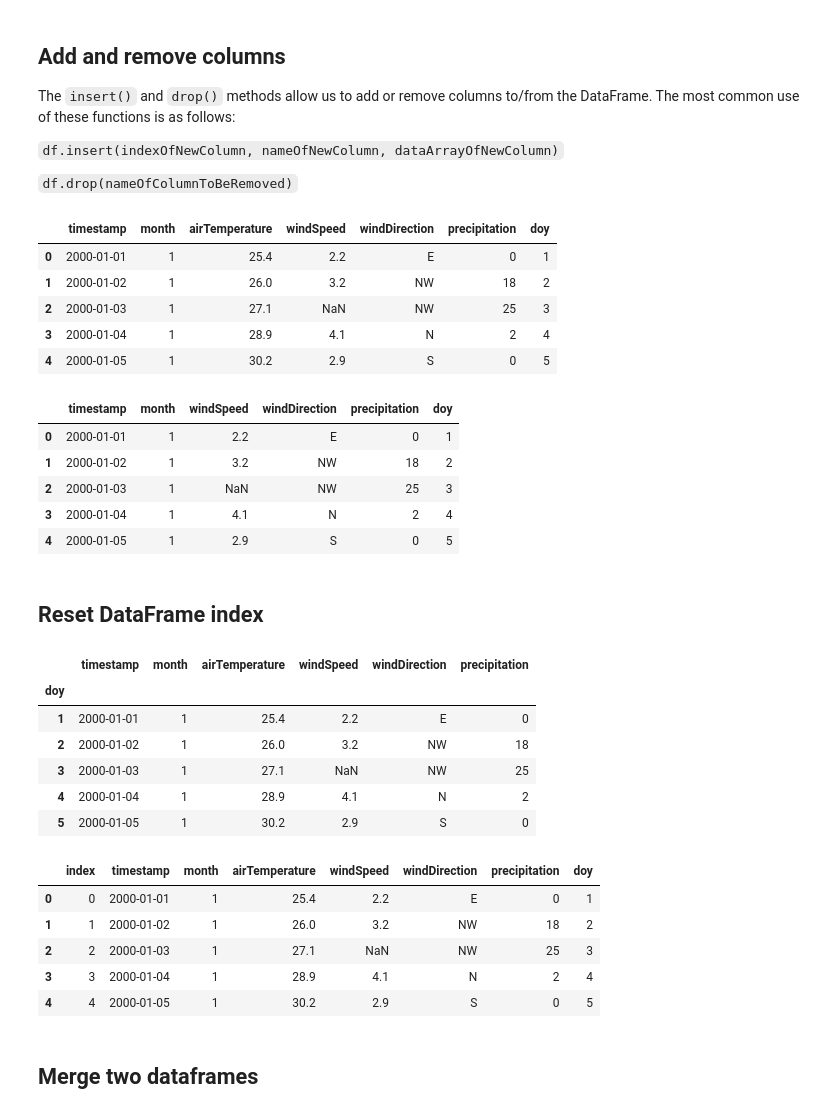
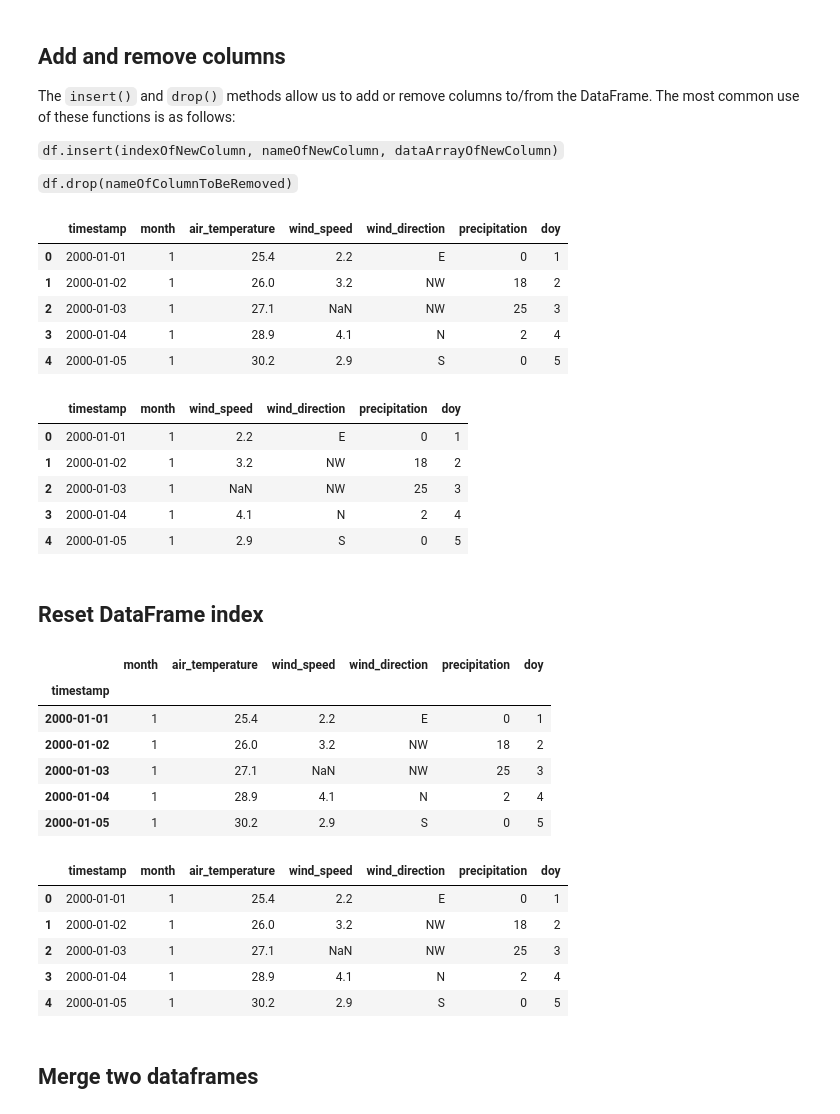
Before and after one commit to soilwater/pynotes-agriscience, a Jupyter notebook: basic_concepts/pandas_module.ipynb, the cells around one changed output. Saved outputs shown, nothing was run; the diff lists cells and outputs as text; code cells hidden in the pictures.

```diff
--- a/basic_concepts/pandas_module.ipynb
+++ b/basic_concepts/pandas_module.ipynb
@@ -20,7 +20,7 @@ Let's create a dictionary with some weather data and missing values (represented
 # %%
 # Create dictionary with some weather data
 data = {'timestamp': ['1/1/2000','2/1/2000','3/1/2000','4/1/2000','5/1/2000'],
-        'windSpeed': [2.2, 3.2, -9999.0, 4.1, 2.9],
-        'windDirection': ['E', 'NW', 'NW', 'N', 'S'],
+        'wind_speed': [2.2, 3.2, -9999.0, 4.1, 2.9],
+        'wind_direction': ['E', 'NW', 'NW', 'N', 'S'],
         'precipitation': [0, 18, 25, 2, 0]}
 # %% [markdown]
@@ -497,10 +515,10 @@ The `insert()` and `drop()` methods allow us to add or remove columns to/from th
 `df.drop(nameOfColumnToBeRemoved)`
 # %%
 # Add new column at a specific location
-df.insert(2, 'airTemperature', [25.4, 26, 27.1, 28.9, 30.2]) # Similar to: df['dates'] = dates
+df.insert(2, 'air_temperature', [25.4, 26, 27.1, 28.9, 30.2]) # Similar to: df['dates'] = dates
 df
 # %% [output]
-|  | timestamp | month | airTemperature | windSpeed | windDirection | precipitation | doy |
+|  | timestamp | month | air_temperature | wind_speed | wind_direction | precipitation | doy |
 | 0 | 2000-01-01 | 1 | 25.4 | 2.2 | E | 0 | 1 |
 | 1 | 2000-01-02 | 1 | 26.0 | 3.2 | NW | 18 | 2 |
 | 2 | 2000-01-03 | 1 | 27.1 | NaN | NW | 25 | 3 |
@@ -508,9 +526,9 @@ df
 | 4 | 2000-01-05 | 1 | 30.2 | 2.9 | S | 0 | 5 |
 # %%
 # Remove specific column
-df.drop(columns=['airTemperature'])
+df.drop(columns=['air_temperature'])
 # %% [output]
-|  | timestamp | month | windSpeed | windDirection | precipitation | doy |
+|  | timestamp | month | wind_speed | wind_direction | precipitation | doy |
 | 0 | 2000-01-01 | 1 | 2.2 | E | 0 | 1 |
 | 1 | 2000-01-02 | 1 | 3.2 | NW | 18 | 2 |
 | 2 | 2000-01-03 | 1 | NaN | NW | 25 | 3 |
@@ -520,25 +538,25 @@ df.drop(columns=['airTemperature'])
 ## Reset DataFrame index
 # %%
 # Replace the index by a variables of our choice
-df.set_index('doy')
+df.set_index('timestamp')
 # %% [output]
-|  | timestamp | month | airTemperature | windSpeed | windDirection | precipitation |
-| doy |  |  |  |  |  |  |
-| 1 | 2000-01-01 | 1 | 25.4 | 2.2 | E | 0 |
-| 2 | 2000-01-02 | 1 | 26.0 | 3.2 | NW | 18 |
-| 3 | 2000-01-03 | 1 | 27.1 | NaN | NW | 25 |
-| 4 | 2000-01-04 | 1 | 28.9 | 4.1 | N | 2 |
-| 5 | 2000-01-05 | 1 | 30.2 | 2.9 | S | 0 |
+|  | month | air_temperature | wind_speed | wind_direction | precipitation | doy |
+| timestamp |  |  |  |  |  |  |
+| 2000-01-01 | 1 | 25.4 | 2.2 | E | 0 | 1 |
+| 2000-01-02 | 1 | 26.0 | 3.2 | NW | 18 | 2 |
+| 2000-01-03 | 1 | 27.1 | NaN | NW | 25 | 3 |
+| 2000-01-04 | 1 | 28.9 | 4.1 | N | 2 | 4 |
+| 2000-01-05 | 1 | 30.2 | 2.9 | S | 0 | 5 |
 # %%
 # Reset the index (see that 'doy' goes back to the end of the DataFrame again)
-df.reset_index(0)
+df.reset_index(0, drop=True)
 # %% [output]
-|  | index | timestamp | month | airTemperature | windSpeed | windDirection | precipitation | doy |
-| 0 | 0 | 2000-01-01 | 1 | 25.4 | 2.2 | E | 0 | 1 |
-| 1 | 1 | 2000-01-02 | 1 | 26.0 | 3.2 | NW | 18 | 2 |
-| 2 | 2 | 2000-01-03 | 1 | 27.1 | NaN | NW | 25 | 3 |
-| 3 | 3 | 2000-01-04 | 1 | 28.9 | 4.1 | N | 2 | 4 |
-| 4 | 4 | 2000-01-05 | 1 | 30.2 | 2.9 | S | 0 | 5 |
+|  | timestamp | month | air_temperature | wind_speed | wind_direction | precipitation | doy |
+| 0 | 2000-01-01 | 1 | 25.4 | 2.2 | E | 0 | 1 |
+| 1 | 2000-01-02 | 1 | 26.0 | 3.2 | NW | 18 | 2 |
+| 2 | 2000-01-03 | 1 | 27.1 | NaN | NW | 25 | 3 |
+| 3 | 2000-01-04 | 1 | 28.9 | 4.1 | N | 2 | 4 |
+| 4 | 2000-01-05 | 1 | 30.2 | 2.9 | S | 0 | 5 |
 # %% [markdown]
 ## Merge two dataframes
 # %%
```
Also changed, not shown: parts of 73 cells of this notebook, 35 other files.
